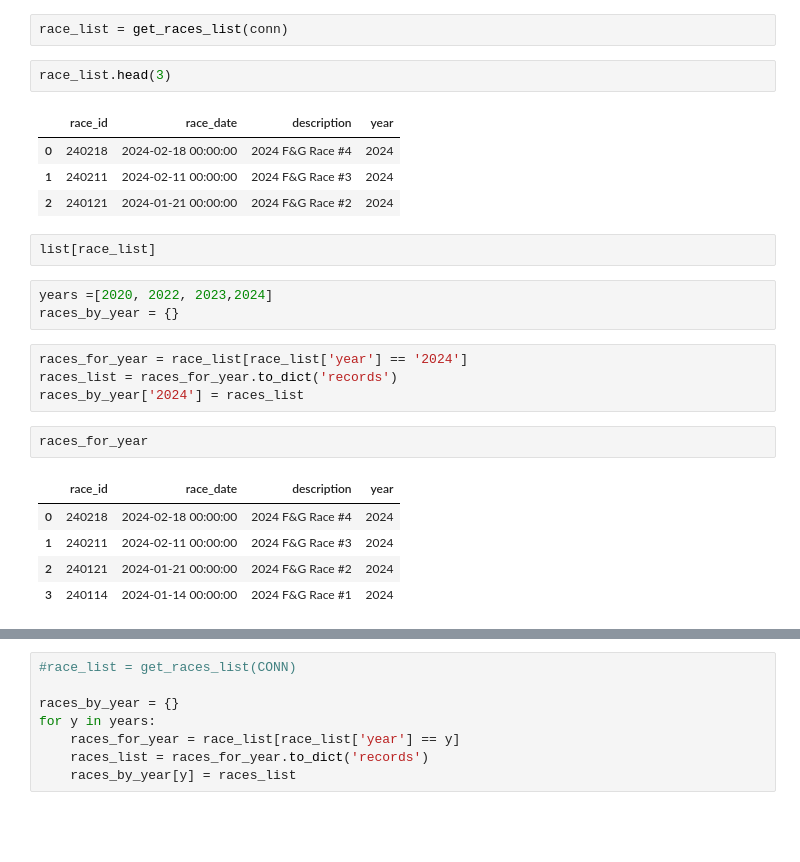
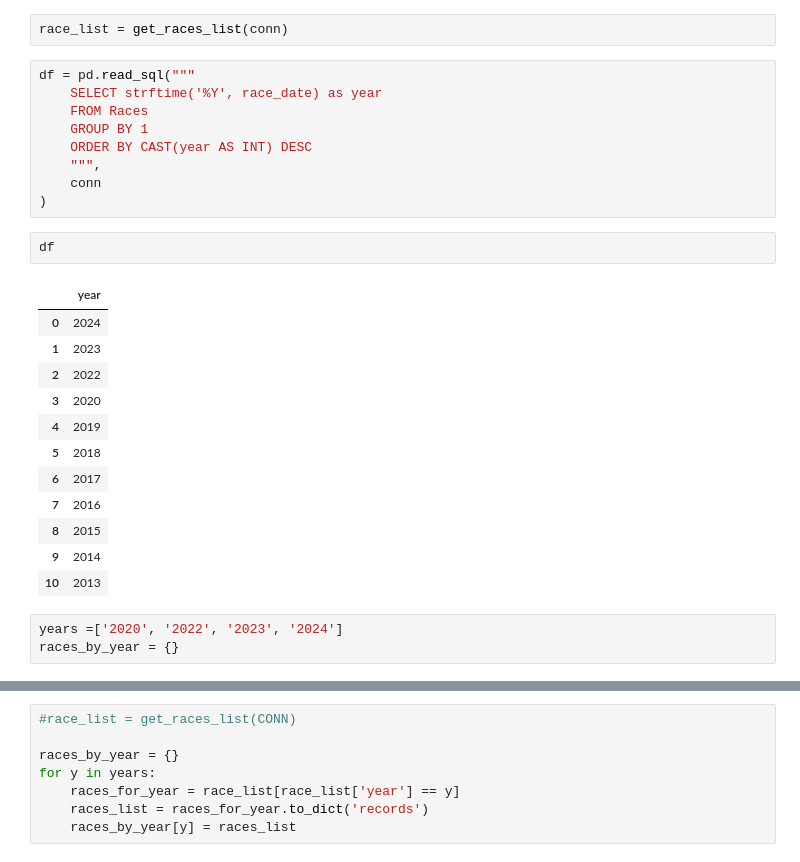
Before and after one commit to Cartar/alpine-fng.github.io, a Jupyter notebook: data/QueryPlayground.ipynb, the cells around one changed output, grey strips where cells are left out. Saved outputs shown, nothing was run; the diff lists cells and outputs as text; blank space fills up the shorter version.

```diff
--- a/data/QueryPlayground.ipynb
+++ b/data/QueryPlayground.ipynb
@@ -20,27 +20,30 @@ conn = sqlite3.connect(db_path)
 cursor = conn.cursor()
 # %%
 race_list = get_races_list(conn)
-# %%
-race_list.head(3)
-# %% [output]
-|  | race_id | race_date | description | year |
-| 0 | 240218 | 2024-02-18 00:00:00 | 2024 F&G Race #4 | 2024 |
-| 1 | 240211 | 2024-02-11 00:00:00 | 2024 F&G Race #3 | 2024 |
-| 2 | 240121 | 2024-01-21 00:00:00 | 2024 F&G Race #2 | 2024 |
-# %%
-list[race_list]
+# %%
+df = pd.read_sql("""
+    SELECT strftime('%Y', race_date) as year
+    FROM Races
+    GROUP BY 1
+    ORDER BY CAST(year AS INT) DESC
+    """,
+    conn
+)
+# %%
+df
+# %% [output]
+|  | year |
+| 0 | 2024 |
+| 1 | 2023 |
+| 2 | 2022 |
+| 3 | 2020 |
+| 4 | 2019 |
+| 5 | 2018 |
+| 6 | 2017 |
+| 7 | 2016 |
+| 8 | 2015 |
+| 9 | 2014 |
+| 10 | 2013 |
 # %%
-years =[2020, 2022, 2023,2024]
+years =['2020', '2022', '2023', '2024']
 races_by_year = {}
-# %%
-races_for_year = race_list[race_list['year'] == '2024']
-races_list = races_for_year.to_dict('records')
-races_by_year['2024'] = races_list
-# %%
-races_for_year
-# %% [output]
-|  | race_id | race_date | description | year |
-| 0 | 240218 | 2024-02-18 00:00:00 | 2024 F&G Race #4 | 2024 |
-| 1 | 240211 | 2024-02-11 00:00:00 | 2024 F&G Race #3 | 2024 |
-| 2 | 240121 | 2024-01-21 00:00:00 | 2024 F&G Race #2 | 2024 |
-| 3 | 240114 | 2024-01-14 00:00:00 | 2024 F&G Race #1 | 2024 |
```
Also changed, not shown: parts of 8 cells of this notebook, 6 other files.
